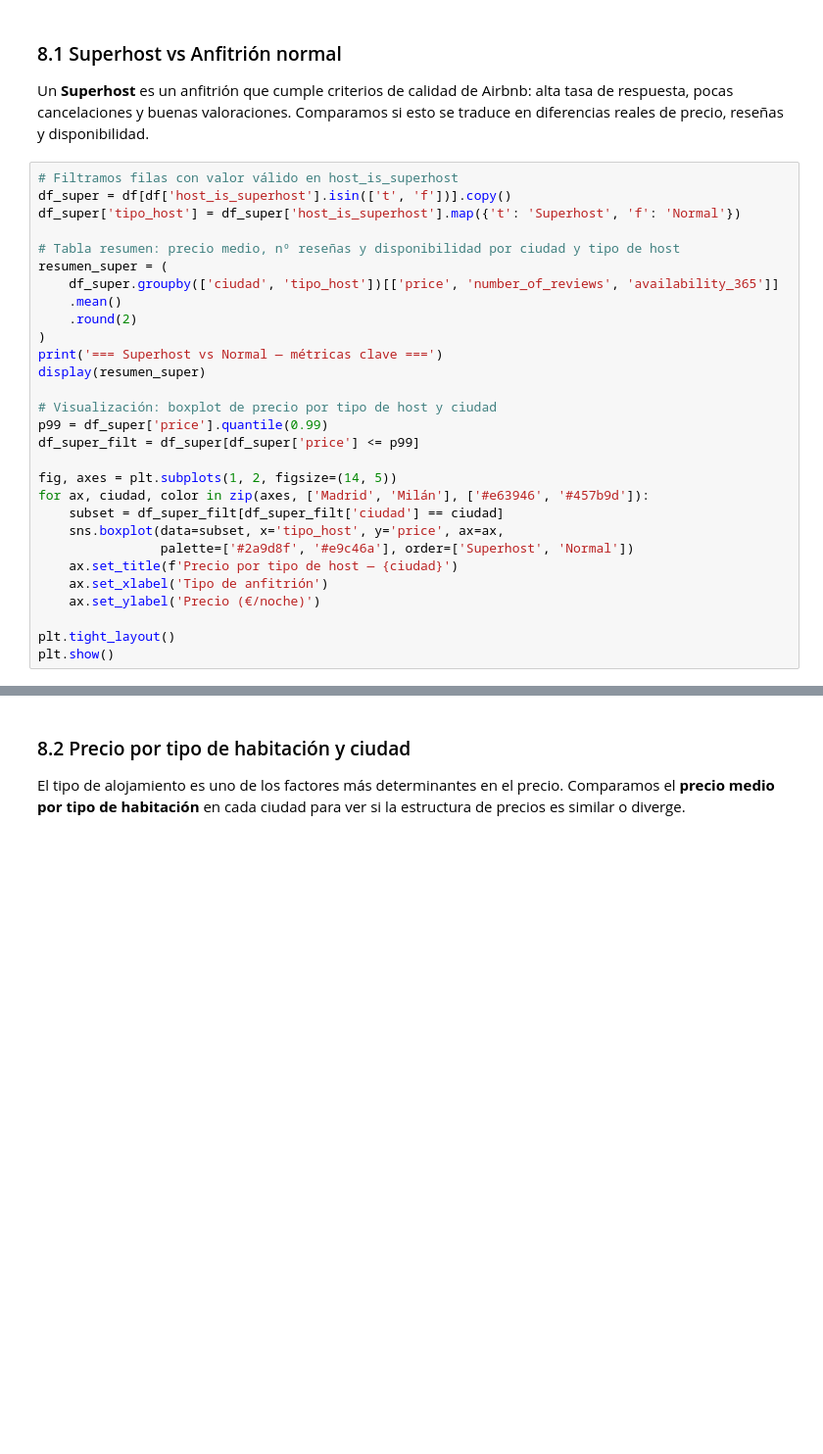
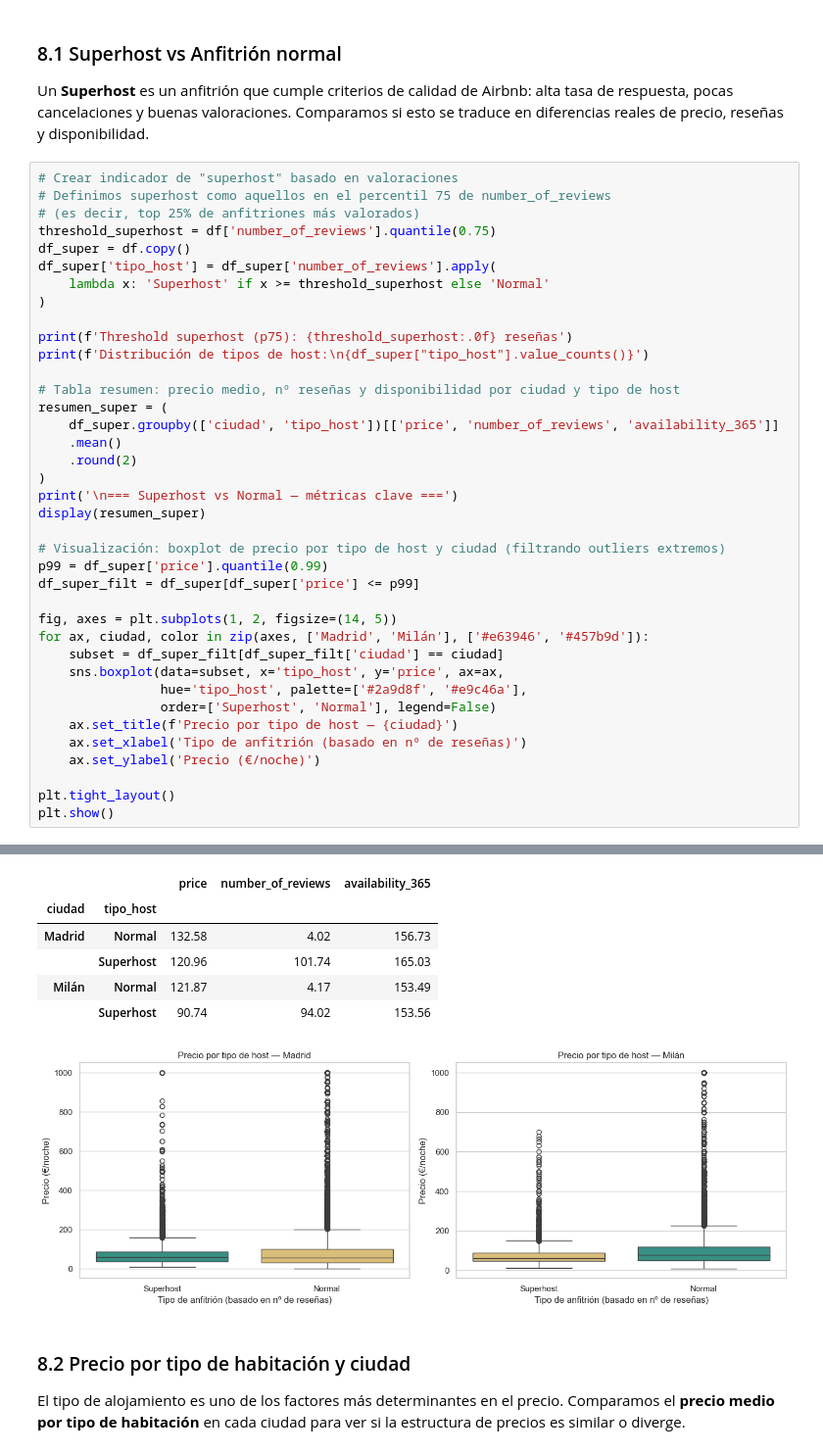
Before and after one commit to Bootcamp-IA-P6/Data_analysis, a Jupyter notebook: notebooks/eda1.ipynb, the cells around one changed output, grey strips where cells are left out. Shown at 98% size. Saved outputs shown, nothing was run; the diff lists cells and outputs as text; blank space fills up the shorter version.

```diff
--- a/notebooks/eda1.ipynb
+++ b/notebooks/eda1.ipynb
@@ -254,9 +329,17 @@ Además de comparar por **ciudad**, analizamos las diferencias entre **grupos de
 
 Un **Superhost** es un anfitrión que cumple criterios de calidad de Airbnb: alta tasa de respuesta, pocas cancelaciones y buenas valoraciones. Comparamos si esto se traduce en diferencias reales de precio, reseñas y disponibilidad.
 # %%
-# Filtramos filas con valor válido en host_is_superhost
-df_super = df[df['host_is_superhost'].isin(['t', 'f'])].copy()
-df_super['tipo_host'] = df_super['host_is_superhost'].map({'t': 'Superhost', 'f': 'Normal'})
+# Crear indicador de "superhost" basado en valoraciones
+# Definimos superhost como aquellos en el percentil 75 de number_of_reviews
+# (es decir, top 25% de anfitriones más valorados)
+threshold_superhost = df['number_of_reviews'].quantile(0.75)
+df_super = df.copy()
+df_super['tipo_host'] = df_super['number_of_reviews'].apply(
+    lambda x: 'Superhost' if x >= threshold_superhost else 'Normal'
+)
+
+print(f'Threshold superhost (p75): {threshold_superhost:.0f} reseñas')
+print(f'Distribución de tipos de host:\n{df_super["tipo_host"].value_counts()}')
 
 # Tabla resumen: precio medio, nº reseñas y disponibilidad por ciudad y tipo de host
 resumen_super = (
@@ -264,10 +347,10 @@ resumen_super = (
     .mean()
     .round(2)
 )
-print('=== Superhost vs Normal — métricas clave ===')
+print('\n=== Superhost vs Normal — métricas clave ===')
 display(resumen_super)
 
-# Visualización: boxplot de precio por tipo de host y ciudad
+# Visualización: boxplot de precio por tipo de host y ciudad (filtrando outliers extremos)
 p99 = df_super['price'].quantile(0.99)
 df_super_filt = df_super[df_super['price'] <= p99]
 
@@ -275,10 +358,12 @@ fig, axes = plt.subplots(1, 2, figsize=(14, 5))
 for ax, ciudad, color in zip(axes, ['Madrid', 'Milán'], ['#e63946', '#457b9d']):
     subset = df_super_filt[df_super_filt['ciudad'] == ciudad]
     sns.boxplot(data=subset, x='tipo_host', y='price', ax=ax,
-                palette=['#2a9d8f', '#e9c46a'], order=['Superhost', 'Normal'])
+                hue='tipo_host', palette=['#2a9d8f', '#e9c46a'],
+                order=['Superhost', 'Normal'], legend=False)
     ax.set_title(f'Precio por tipo de host — {ciudad}')
-    ax.set_xlabel('Tipo de anfitrión')
+    ax.set_xlabel('Tipo de anfitrión (basado en nº de reseñas)')
     ax.set_ylabel('Precio (€/noche)')
 
 plt.tight_layout()
 plt.show()
+# %% [output]
@@ -285,3 +378,10 @@ plt.show()
+|  |  | price | number_of_reviews | availability_365 |
+| ciudad | tipo_host |  |  |  |
+| Madrid | Normal | 132.58 | 4.02 | 156.73 |
+|  | Superhost | 120.96 | 101.74 | 165.03 |
+| Milán | Normal | 121.87 | 4.17 | 153.49 |
+|  | Superhost | 90.74 | 94.02 | 153.56 |
+[figure, added]
 # %% [markdown]
 ### 8.2 Precio por tipo de habitación y ciudad
 
```
Also changed, not shown: parts of 15 cells of this notebook, 3 other files.
